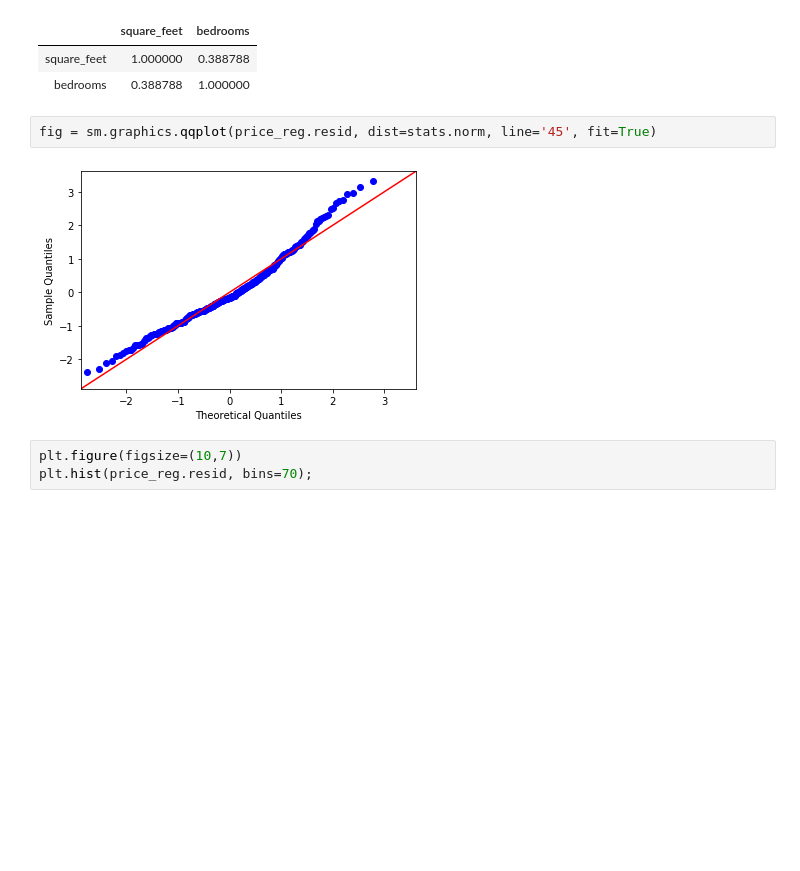
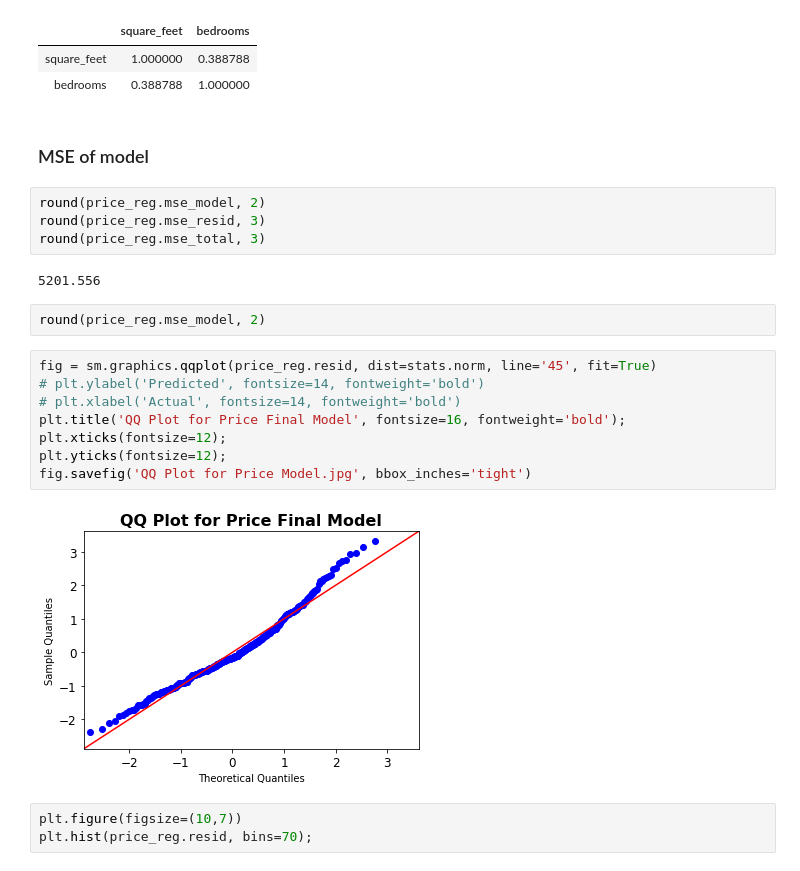
Before and after one commit to Wetpaint3/Airbnb_Project, a Jupyter notebook: airbnb.ipynb, the cells around one changed output. Saved outputs shown, nothing was run; the diff lists cells and outputs as text; blank space fills up the shorter version.

```diff
--- a/airbnb.ipynb
+++ b/airbnb.ipynb
@@ -595,10 +595,26 @@ df22.corr()
 |  | square_feet | bedrooms |
 | square_feet | 1.000000 | 0.388788 |
 | bedrooms | 0.388788 | 1.000000 |
-# %%
-fig = sm.graphics.qqplot(price_reg.resid, dist=stats.norm, line='45', fit=True)
-# %% [output]
-[figure, removed]
+# %% [markdown]
+### MSE of model
+# %%
+round(price_reg.mse_model, 2)
+round(price_reg.mse_resid, 3)
+round(price_reg.mse_total, 3)
+# %% [output]
+5201.556
+# %%
+round(price_reg.mse_model, 2)
+# %%
+fig = sm.graphics.qqplot(price_reg.resid, dist=stats.norm, line='45', fit=True)
+# plt.ylabel('Predicted', fontsize=14, fontweight='bold')
+# plt.xlabel('Actual', fontsize=14, fontweight='bold')
+plt.title('QQ Plot for Price Final Model', fontsize=16, fontweight='bold');
+plt.xticks(fontsize=12);
+plt.yticks(fontsize=12);
+fig.savefig('QQ Plot for Price Model.jpg', bbox_inches='tight')
+# %% [output]
+[figure, added]
 # %%
 plt.figure(figsize=(10,7))
 plt.hist(price_reg.resid, bins=70);
```
Also changed, not shown: parts of 23 cells of this notebook.
